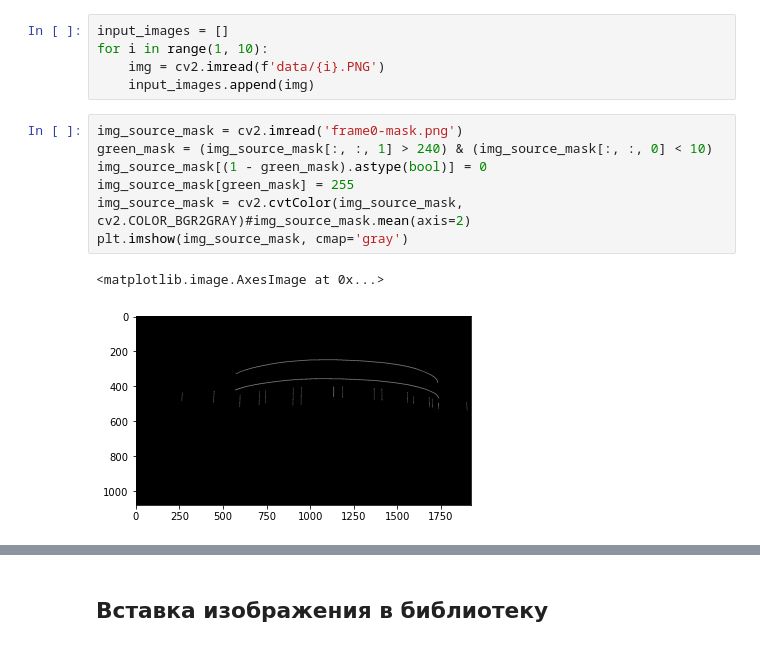
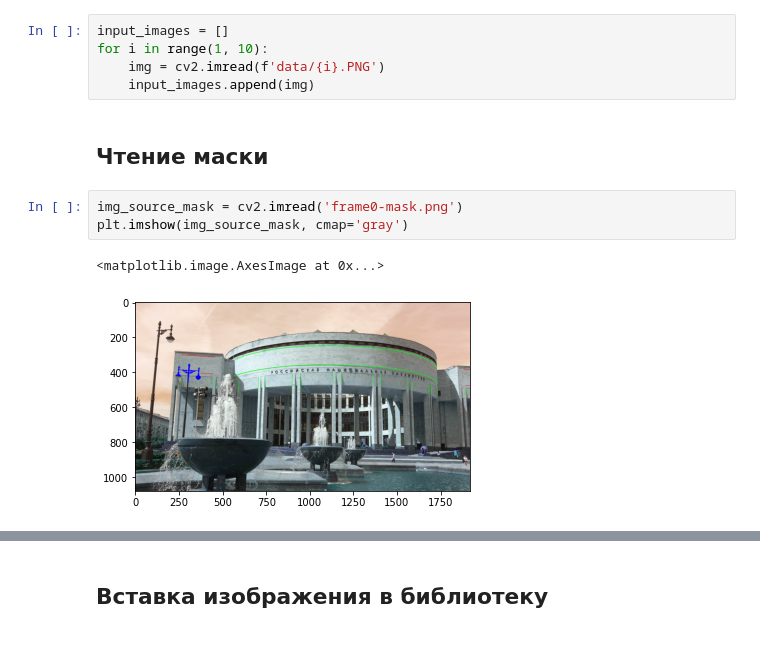
Before and after one commit to IvanHod/insert_images, a Jupyter notebook: диплом Насти.ipynb, the cells around one changed output, grey strips where cells are left out. Drawn from its saved outputs; the diff is of its cells as text.

```diff
--- a/диплом Насти.ipynb
+++ b/диплом Насти.ipynb
@@ -24,14 +35,12 @@ input_images = []
 for i in range(1, 10):
     img = cv2.imread(f'data/{i}.PNG')
     input_images.append(img)
+# %% [markdown]
+## Чтение маски
 # %%
 img_source_mask = cv2.imread('frame0-mask.png')
-green_mask = (img_source_mask[:, :, 1] > 240) & (img_source_mask[:, :, 0] < 10)
-img_source_mask[(1 - green_mask).astype(bool)] = 0
-img_source_mask[green_mask] = 255
-img_source_mask = cv2.cvtColor(img_source_mask, cv2.COLOR_BGR2GRAY)#img_source_mask.mean(axis=2)
 plt.imshow(img_source_mask, cmap='gray')
 # %% [output]
 <matplotlib.image.AxesImage at 0x...>
-[figure, old version]
+[figure, new version]
 # %%
```
Also changed, not shown: parts of 24 cells of this notebook, 1 other file.
